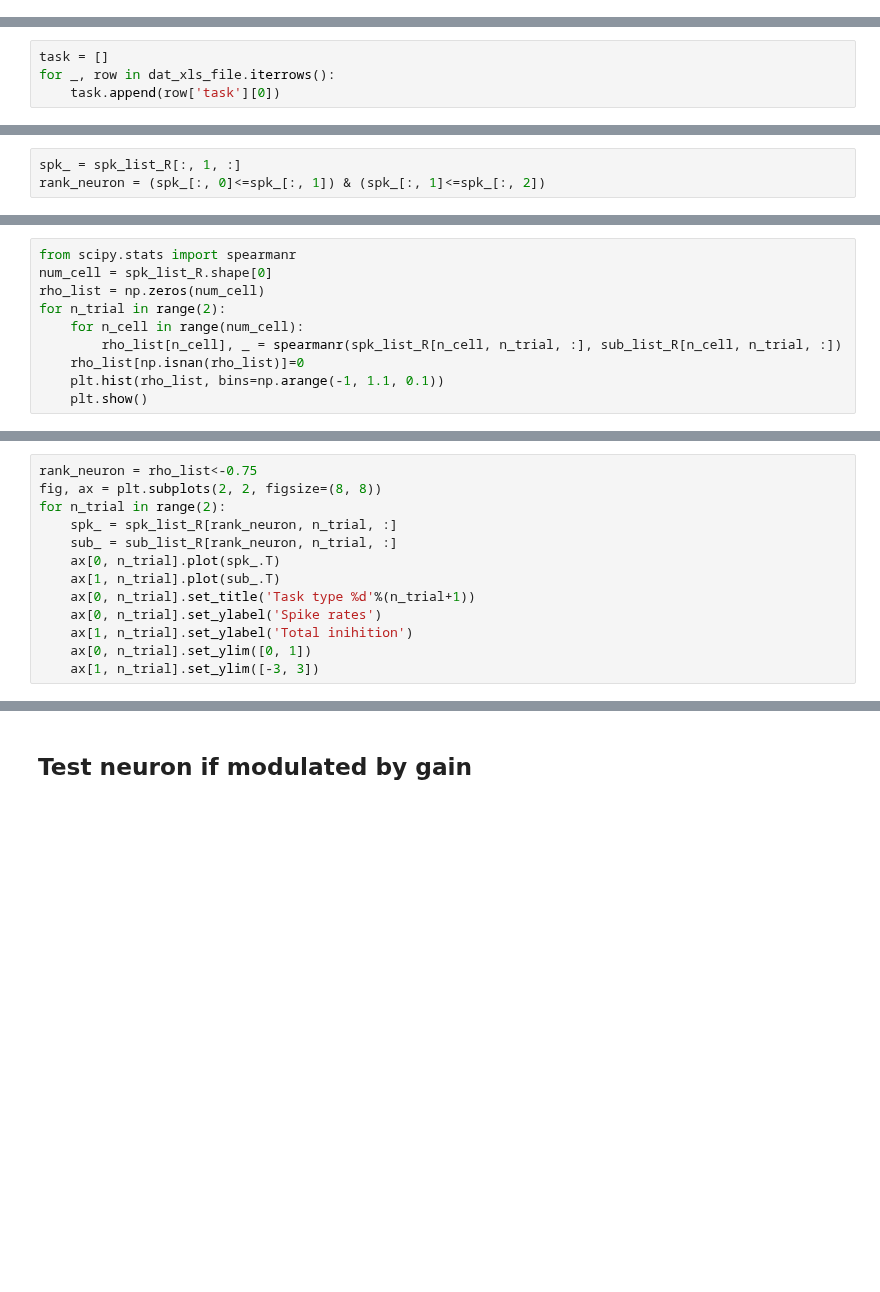
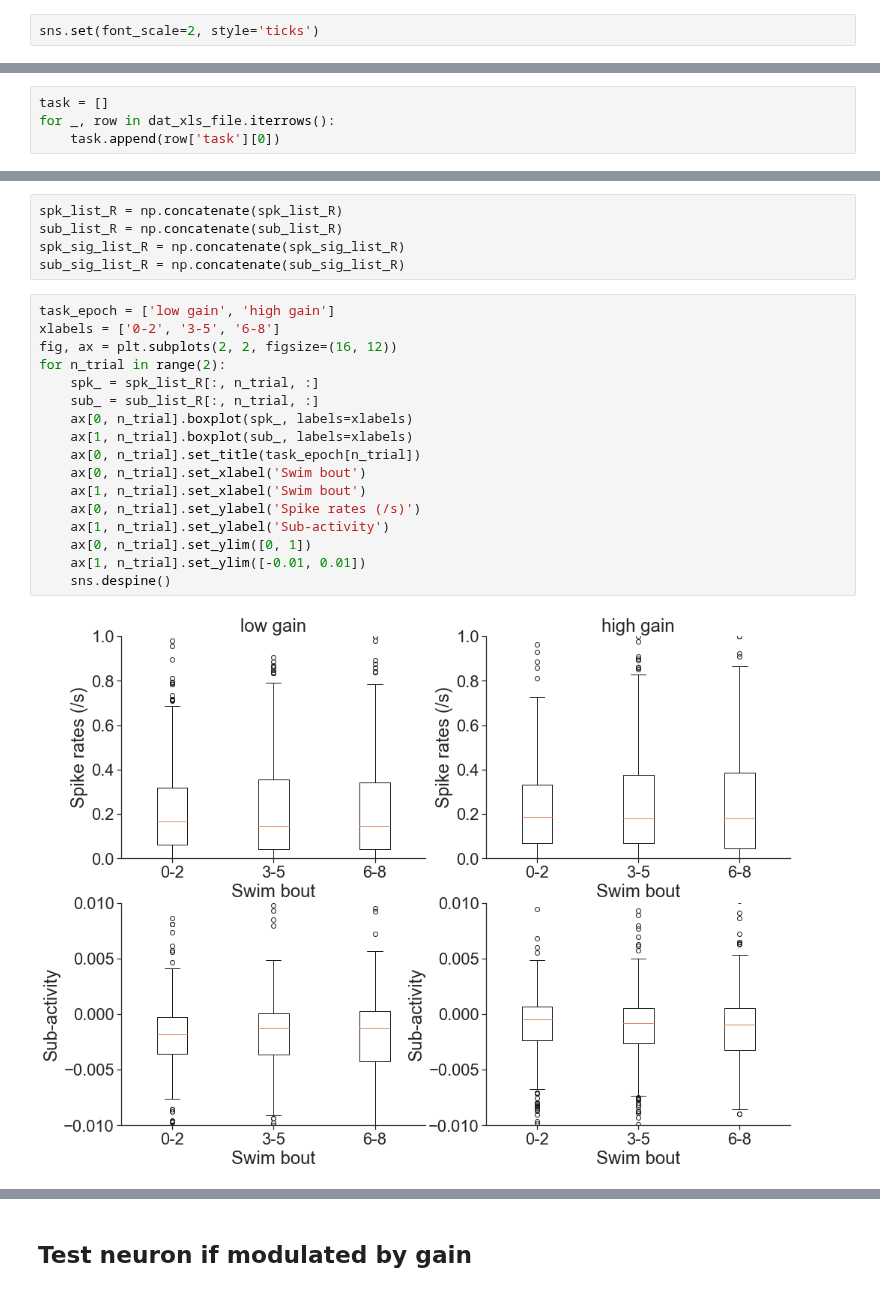
Before and after one commit to zqwei/DRN_voltage_analysis, a Jupyter notebook: Notebooks/memory_task.ipynb, the cells around one changed output, grey strips where cells are left out. Cells and saved outputs as stored; diff of their text form; blank space fills up the shorter version.

```diff
--- a/Notebooks/memory_task.ipynb
+++ b/Notebooks/memory_task.ipynb
@@ -37,3 +30,5 @@ Processing 03152018 Fish1-1
+# %%
+sns.set(font_scale=2, style='ticks')
 # %%
 spk_list = []
 sub_list = []
@@ -118,3 +71,0 @@ for n_trial in range(2):
-# %%
-spk_ = spk_list_R[:, 1, :]
-rank_neuron = (spk_[:, 0]<=spk_[:, 1]) & (spk_[:, 1]<=spk_[:, 2])
@@ -155,10 +71,0 @@ rank_neuron = (spk_[:, 0]>=spk_[:, 1]) & (spk_[:, 1]>=spk_[:, 2])
-# %%
-from scipy.stats import spearmanr
-num_cell = spk_list_R.shape[0]
-rho_list = np.zeros(num_cell)
-for n_trial in range(2):
-    for n_cell in range(num_cell):
-        rho_list[n_cell], _ = spearmanr(spk_list_R[n_cell, n_trial, :], sub_list_R[n_cell, n_trial, :])
-    rho_list[np.isnan(rho_list)]=0
-    plt.hist(rho_list, bins=np.arange(-1, 1.1, 0.1))
-    plt.show()
@@ -168,13 +71,0 @@ for n_trial in range(2):
-# %%
-rank_neuron = rho_list<-0.75
-fig, ax = plt.subplots(2, 2, figsize=(8, 8))
-for n_trial in range(2):
-    spk_ = spk_list_R[rank_neuron, n_trial, :]
-    sub_ = sub_list_R[rank_neuron, n_trial, :]
-    ax[0, n_trial].plot(spk_.T)
-    ax[1, n_trial].plot(sub_.T)
-    ax[0, n_trial].set_title('Task type %d'%(n_trial+1))
-    ax[0, n_trial].set_ylabel('Spike rates')
-    ax[1, n_trial].set_ylabel('Total inihition')
-    ax[0, n_trial].set_ylim([0, 1])
-    ax[1, n_trial].set_ylim([-3, 3])
@@ -192,0 +79,24 @@ array([-1.00000000e+00, -9.00000000e-01, -8.00000000e-01, -7.00000000e-01,
+# %%
+spk_list_R = np.concatenate(spk_list_R)
+sub_list_R = np.concatenate(sub_list_R)
+spk_sig_list_R = np.concatenate(spk_sig_list_R)
+sub_sig_list_R = np.concatenate(sub_sig_list_R)
+# %%
+task_epoch = ['low gain', 'high gain']
+xlabels = ['0-2', '3-5', '6-8']
+fig, ax = plt.subplots(2, 2, figsize=(16, 12))
+for n_trial in range(2):
+    spk_ = spk_list_R[:, n_trial, :]
+    sub_ = sub_list_R[:, n_trial, :]
+    ax[0, n_trial].boxplot(spk_, labels=xlabels)
+    ax[1, n_trial].boxplot(sub_, labels=xlabels)
+    ax[0, n_trial].set_title(task_epoch[n_trial])
+    ax[0, n_trial].set_xlabel('Swim bout')
+    ax[1, n_trial].set_xlabel('Swim bout')
+    ax[0, n_trial].set_ylabel('Spike rates (/s)')
+    ax[1, n_trial].set_ylabel('Sub-activity')
+    ax[0, n_trial].set_ylim([0, 1])
+    ax[1, n_trial].set_ylim([-0.01, 0.01])
+    sns.despine()
+# %% [output]
+[figure, added]
```
Also changed, not shown: parts of 50 cells of this notebook, 5 other files.
